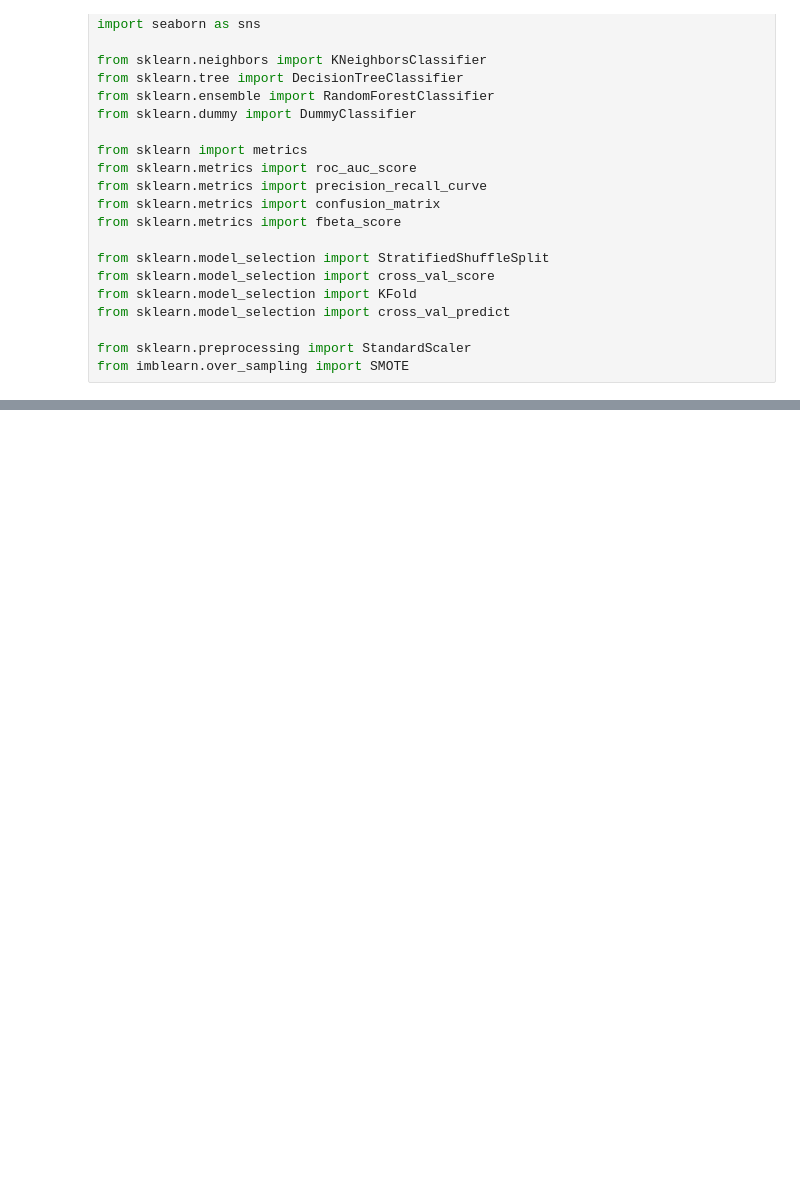
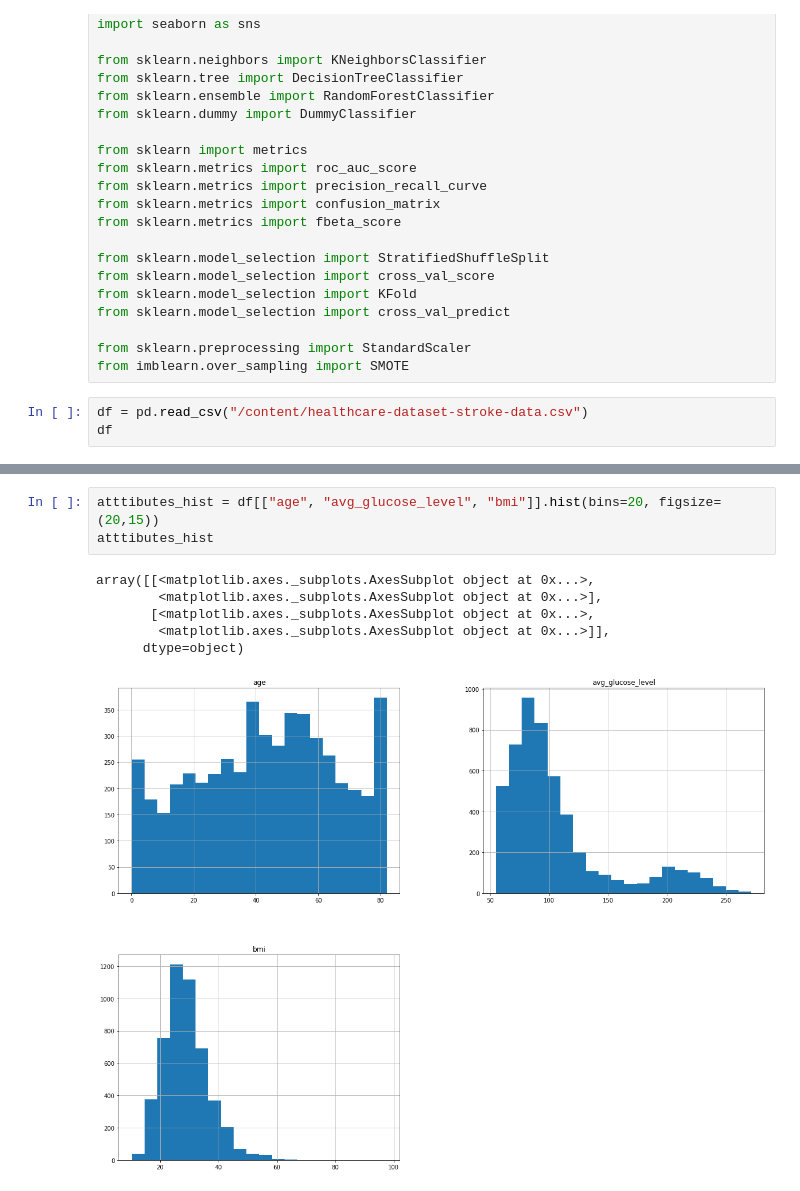
Before and after one commit to A-Sarayut/ML, a Jupyter notebook: Stroke_Prediction_assignment.ipynb, the cells around one changed output, grey strips where cells are left out. Cells and saved outputs as stored; diff of their text form; blank space fills up the shorter version.

Commit message:
Basic show data

```diff
--- a/Stroke_Prediction_assignment.ipynb
+++ b/Stroke_Prediction_assignment.ipynb
@@ -25,3 +25,6 @@ from sklearn.model_selection import cross_val_predict
 
 from sklearn.preprocessing import StandardScaler
 from imblearn.over_sampling import SMOTE
+# %%
+df = pd.read_csv("/content/healthcare-dataset-stroke-data.csv")
+df
@@ -27,0 +95,10 @@ from imblearn.over_sampling import SMOTE
+# %%
+atttibutes_hist = df[["age", "avg_glucose_level", "bmi"]].hist(bins=20, figsize=(20,15))
+atttibutes_hist
+# %% [output]
+array([[<matplotlib.axes._subplots.AxesSubplot object at 0x...>,
+        <matplotlib.axes._subplots.AxesSubplot object at 0x...>],
+       [<matplotlib.axes._subplots.AxesSubplot object at 0x...>,
+        <matplotlib.axes._subplots.AxesSubplot object at 0x...>]],
+      dtype=object)
+[figure, added]
```
Also changed, not shown: parts of 16 cells of this notebook.
